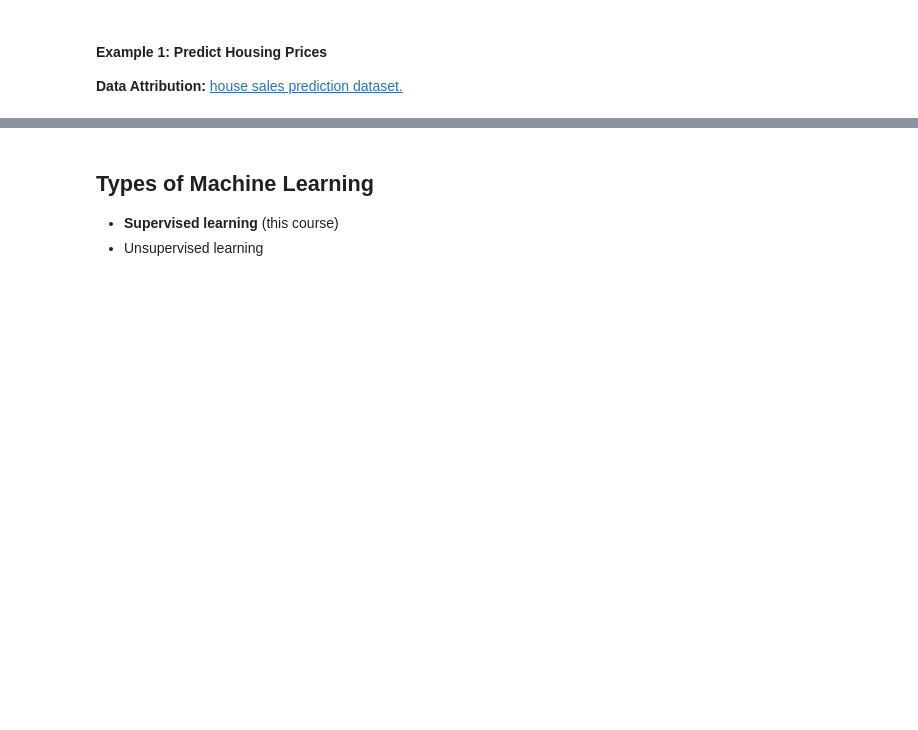
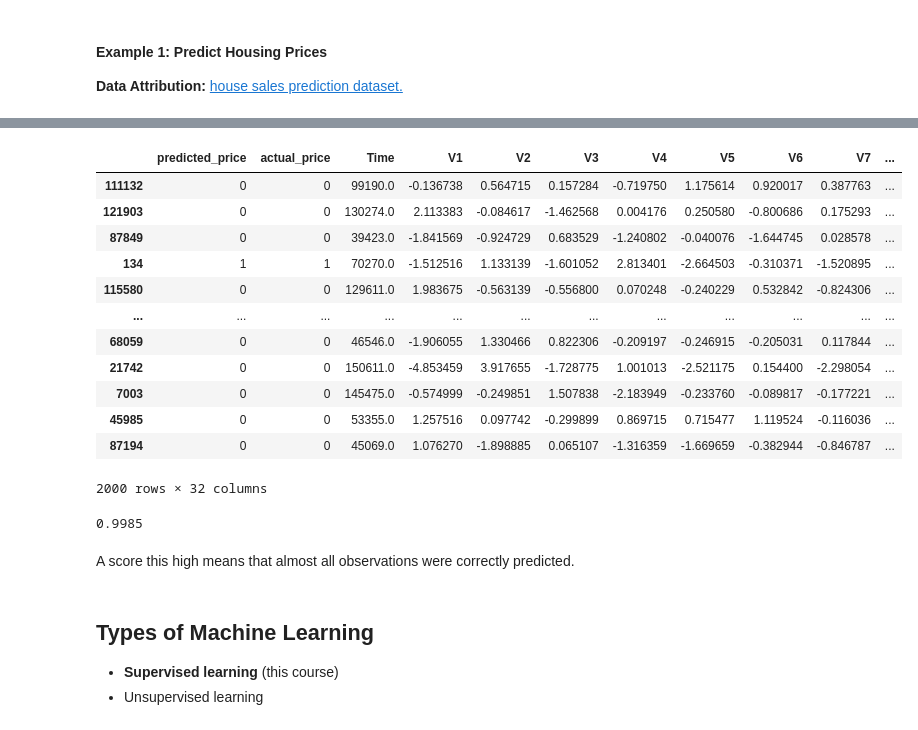
Before and after one commit to bait509-ubc/BAIT509, a Jupyter notebook: lectures/lecture1.ipynb, the cells around one changed output, grey strips where cells are left out. Cells and saved outputs as stored; diff of their text form; code cells hidden in the pictures; blank space fills up the shorter version.

```diff
--- a/lectures/lecture1.ipynb
+++ b/lectures/lecture1.ipynb
@@ -208,0 +231,12 @@ buckeye, horse chestnut, conker, 0.00
+# %%
+train_df, test_df = train_test_split(cc_df, test_size=.2, random_state=413)
+
+X_train = train_df.drop(columns=['Class'])
+y_train = train_df['Class']
+X_test = test_df.drop(columns=['Class'])
+y_test = test_df['Class']
+# %%
+from xgboost import XGBClassifier
+
+model = XGBClassifier(use_label_encoder=False)
+model.fit(X_train, y_train)
@@ -209,3 +255,29 @@ buckeye, horse chestnut, conker, 0.00
+# %%
+pred_df = pd.DataFrame({
+    "predicted_price": model.predict(X_test),
+    "actual_price": y_test
+})
+pred_df.join(X_test)
+# %% [output]
+|  | predicted_price | actual_price | Time | V1 | V2 | V3 | V4 | V5 | V6 | V7 | ... |
+| 111132 | 0 | 0 | 99190.0 | -0.136738 | 0.564715 | 0.157284 | -0.719750 | 1.175614 | 0.920017 | 0.387763 | ... |
+| 121903 | 0 | 0 | 130274.0 | 2.113383 | -0.084617 | -1.462568 | 0.004176 | 0.250580 | -0.800686 | 0.175293 | ... |
+| 87849 | 0 | 0 | 39423.0 | -1.841569 | -0.924729 | 0.683529 | -1.240802 | -0.040076 | -1.644745 | 0.028578 | ... |
+| 134 | 1 | 1 | 70270.0 | -1.512516 | 1.133139 | -1.601052 | 2.813401 | -2.664503 | -0.310371 | -1.520895 | ... |
+| 115580 | 0 | 0 | 129611.0 | 1.983675 | -0.563139 | -0.556800 | 0.070248 | -0.240229 | 0.532842 | -0.824306 | ... |
+| ... | ... | ... | ... | ... | ... | ... | ... | ... | ... | ... | ... |
+| 68059 | 0 | 0 | 46546.0 | -1.906055 | 1.330466 | 0.822306 | -0.209197 | -0.246915 | -0.205031 | 0.117844 | ... |
+| 21742 | 0 | 0 | 150611.0 | -4.853459 | 3.917655 | -1.728775 | 1.001013 | -2.521175 | 0.154400 | -2.298054 | ... |
+| 7003 | 0 | 0 | 145475.0 | -0.574999 | -0.249851 | 1.507838 | -2.183949 | -0.233760 | -0.089817 | -0.177221 | ... |
+| 45985 | 0 | 0 | 53355.0 | 1.257516 | 0.097742 | -0.299899 | 0.869715 | 0.715477 | 1.119524 | -0.116036 | ... |
+| 87194 | 0 | 0 | 45069.0 | 1.076270 | -1.898885 | 0.065107 | -1.316359 | -1.669659 | -0.382944 | -0.846787 | ... |
+2000 rows × 32 columns
+# %%
+model.score(X_test, y_test)
+# %% [output]
+0.9985
+# %% [markdown]
+A score this high means that almost all observations were correctly predicted.
 # %% [markdown]
 ## Types of Machine Learning
 
```
Also changed, not shown: parts of 25 cells of this notebook.
